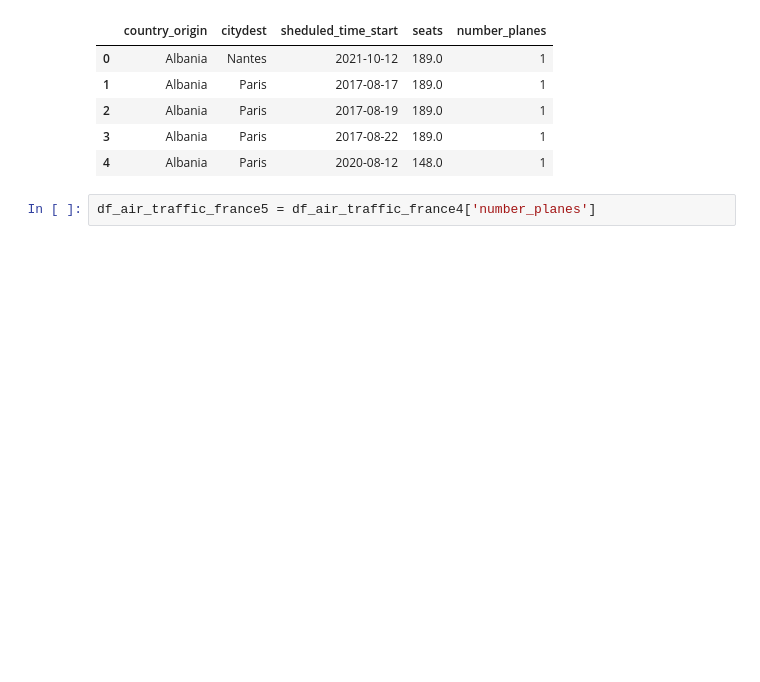
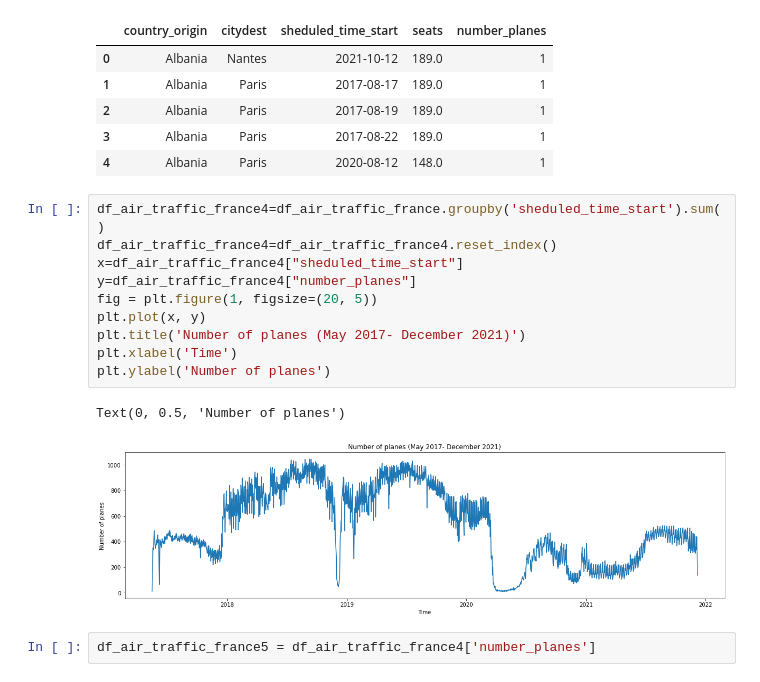
Before and after one commit to julienowack/stat_app, a Jupyter notebook: series temporelles.ipynb, the cells around one changed output. Saved outputs shown, nothing was run; the diff lists cells and outputs as text; blank space fills up the shorter version.

```diff
--- a/series temporelles.ipynb
+++ b/series temporelles.ipynb
@@ -27,6 +27,19 @@ df_air_traffic_france.head(5)
 | 2 | Albania | Paris | 2017-08-19 | 189.0 | 1 |
 | 3 | Albania | Paris | 2017-08-22 | 189.0 | 1 |
 | 4 | Albania | Paris | 2020-08-12 | 148.0 | 1 |
+# %%
+df_air_traffic_france4=df_air_traffic_france.groupby('sheduled_time_start').sum()
+df_air_traffic_france4=df_air_traffic_france4.reset_index()
+x=df_air_traffic_france4["sheduled_time_start"]
+y=df_air_traffic_france4["number_planes"]
+fig = plt.figure(1, figsize=(20, 5))
+plt.plot(x, y)
+plt.title('Number of planes (May 2017- December 2021)')
+plt.xlabel('Time')
+plt.ylabel('Number of planes')
+# %% [output]
+Text(0, 0.5, 'Number of planes')
+[figure, added]
 # %%
 df_air_traffic_france5 = df_air_traffic_france4['number_planes']
 # %%
```
